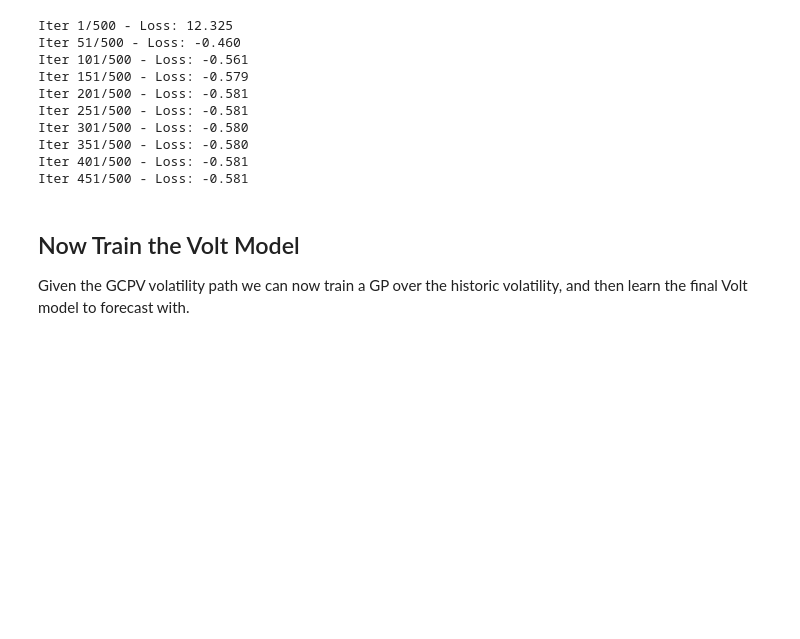
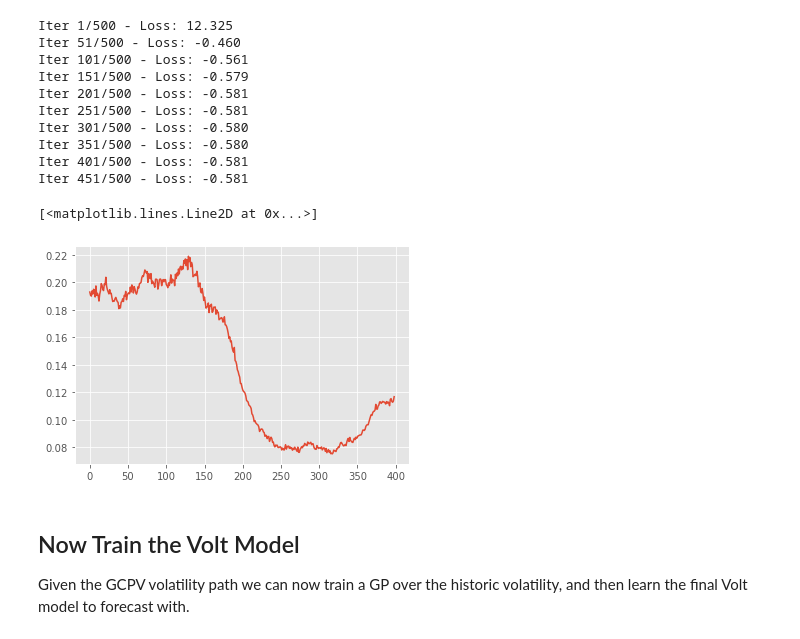
Before and after one commit to wassname/Volt, a Jupyter notebook: notebooks/00.01_mjc_example.ipynb, the cells around one changed output. Cells and saved outputs as stored; diff of their text form; code cells hidden in the pictures; blank space fills up the shorter version.

```diff
--- a/notebooks/00.01_mjc_example.ipynb
+++ b/notebooks/00.01_mjc_example.ipynb
@@ -168,6 +168,11 @@ model.eval();
 likelihood.eval();
 predictive = model(full_x)
 pred_scale = likelihood(predictive, return_gaussian=False).scale.mean(0).detach()
+# %%
+plt.plot(pred_scale)
+# %% [output]
+[<matplotlib.lines.Line2D at 0x...>]
+[figure, added]
 # %% [markdown]
 ## Now Train the Volt Model
 
```
Also changed, not shown: parts of 5 cells of this notebook, 6 other files.
